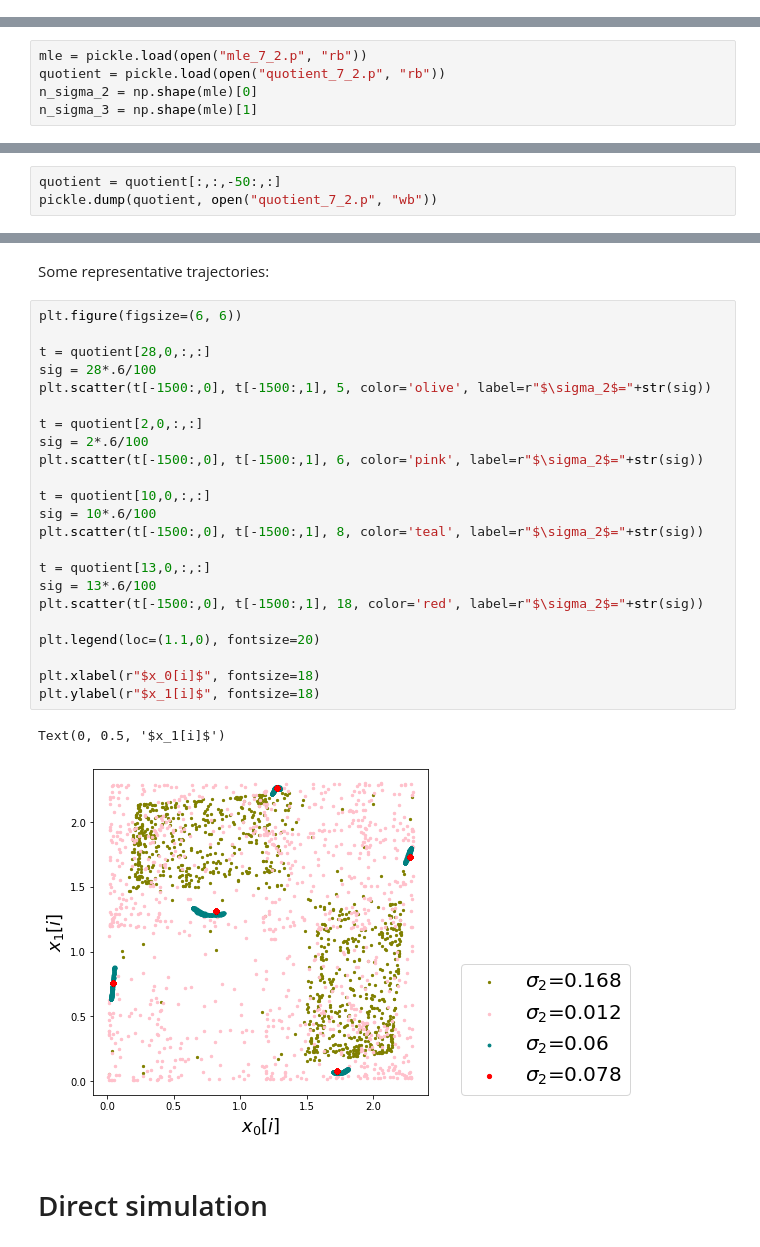
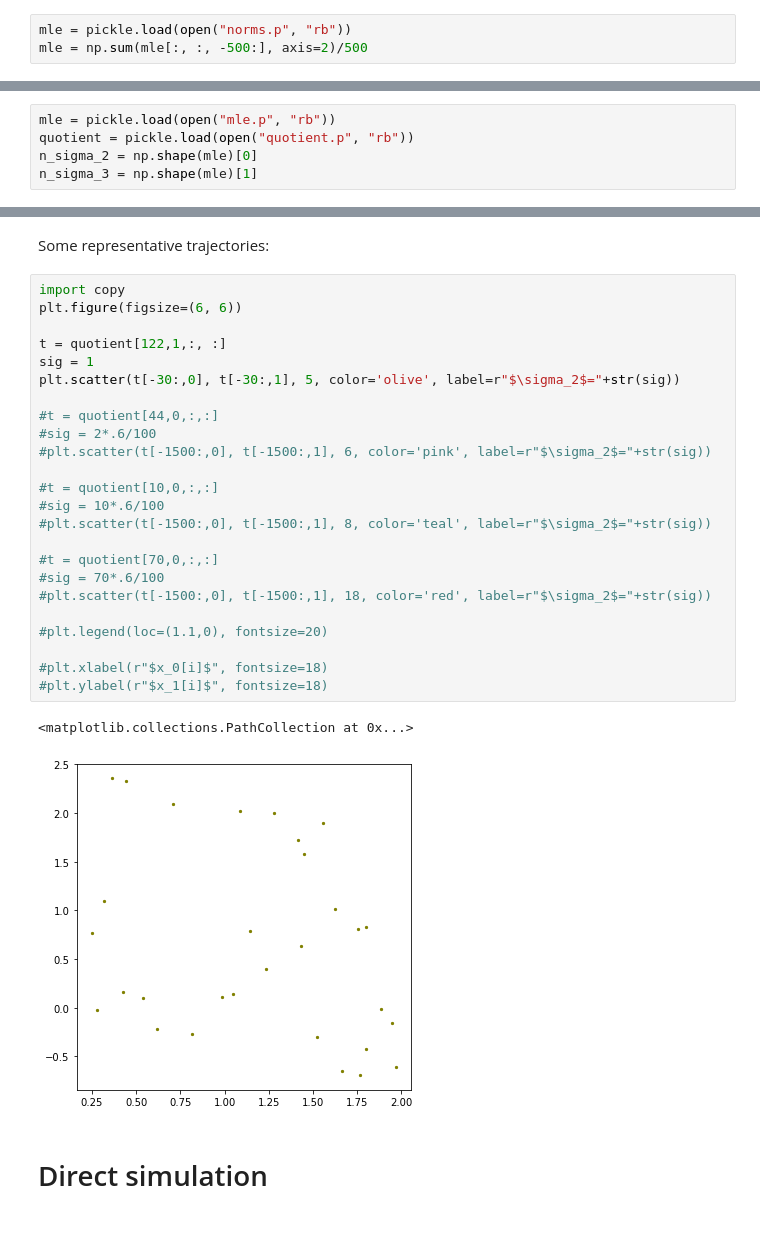
Before and after one commit to asalova/hypergraph-cluster-sync, a Jupyter notebook: plots.ipynb, the cells around one changed output, grey strips where cells are left out. Saved outputs shown, nothing was run; the diff lists cells and outputs as text.

```diff
--- a/plots.ipynb
+++ b/plots.ipynb
@@ -50,0 +121,3 @@ for i in range(7):
+# %%
+mle = pickle.load(open("norms.p", "rb"))
+mle = np.sum(mle[:, :, -500:], axis=2)/500
@@ -53,7 +149,7 @@ for i in range(7):
 # %% [markdown]
 Loading stability results:
 # %%
-mle = pickle.load(open("mle_7_2.p", "rb"))
-quotient = pickle.load(open("quotient_7_2.p", "rb"))
+mle = pickle.load(open("mle.p", "rb"))
+quotient = pickle.load(open("quotient.p", "rb"))
 n_sigma_2 = np.shape(mle)[0]
 n_sigma_3 = np.shape(mle)[1]
@@ -68,6 +156,3 @@ np.shape(mle) # (n_sigmas_2, n_sigmas_3, n_steps, n_nodes_quotient_network)
-# %%
-quotient = quotient[:,:,-50:,:]
-pickle.dump(quotient, open("quotient_7_2.p", "wb"))
 # %% [markdown]
 Additional clusters to check for:
 # %%
@@ -126,31 +222,32 @@ plt.plot(quotient[20, 12, -150:, 1]) # .1
 # %% [markdown]
 Some representative trajectories:
 # %%
+import copy
 plt.figure(figsize=(6, 6))
 
-t = quotient[28,0,:,:]
-sig = 28*.6/100
-plt.scatter(t[-1500:,0], t[-1500:,1], 5, color='olive', label=r"$\sigma_2$="+str(sig))
+t = quotient[122,1,:, :]
+sig = 1
+plt.scatter(t[-30:,0], t[-30:,1], 5, color='olive', label=r"$\sigma_2$="+str(sig))
 
-t = quotient[2,0,:,:]
-sig = 2*.6/100
-plt.scatter(t[-1500:,0], t[-1500:,1], 6, color='pink', label=r"$\sigma_2$="+str(sig))
+#t = quotient[44,0,:,:]
+#sig = 2*.6/100
+#plt.scatter(t[-1500:,0], t[-1500:,1], 6, color='pink', label=r"$\sigma_2$="+str(sig))
 
-t = quotient[10,0,:,:]
-sig = 10*.6/100
-plt.scatter(t[-1500:,0], t[-1500:,1], 8, color='teal', label=r"$\sigma_2$="+str(sig))
+#t = quotient[10,0,:,:]
+#sig = 10*.6/100
+#plt.scatter(t[-1500:,0], t[-1500:,1], 8, color='teal', label=r"$\sigma_2$="+str(sig))
 
-t = quotient[13,0,:,:]
-sig = 13*.6/100
-plt.scatter(t[-1500:,0], t[-1500:,1], 18, color='red', label=r"$\sigma_2$="+str(sig))
+#t = quotient[70,0,:,:]
+#sig = 70*.6/100
+#plt.scatter(t[-1500:,0], t[-1500:,1], 18, color='red', label=r"$\sigma_2$="+str(sig))
 
-plt.legend(loc=(1.1,0), fontsize=20)
+#plt.legend(loc=(1.1,0), fontsize=20)
 
-plt.xlabel(r"$x_0[i]$", fontsize=18)
-plt.ylabel(r"$x_1[i]$", fontsize=18)
+#plt.xlabel(r"$x_0[i]$", fontsize=18)
+#plt.ylabel(r"$x_1[i]$", fontsize=18)
 # %% [output]
-Text(0, 0.5, '$x_1[i]$')
+<matplotlib.collections.PathCollection at 0x...>
-[figure, old version]
+[figure, new version]
 # %% [markdown]
 # Direct simulation
 # %% [markdown]
```
Also changed, not shown: parts of 33 cells of this notebook, 22 other files.
